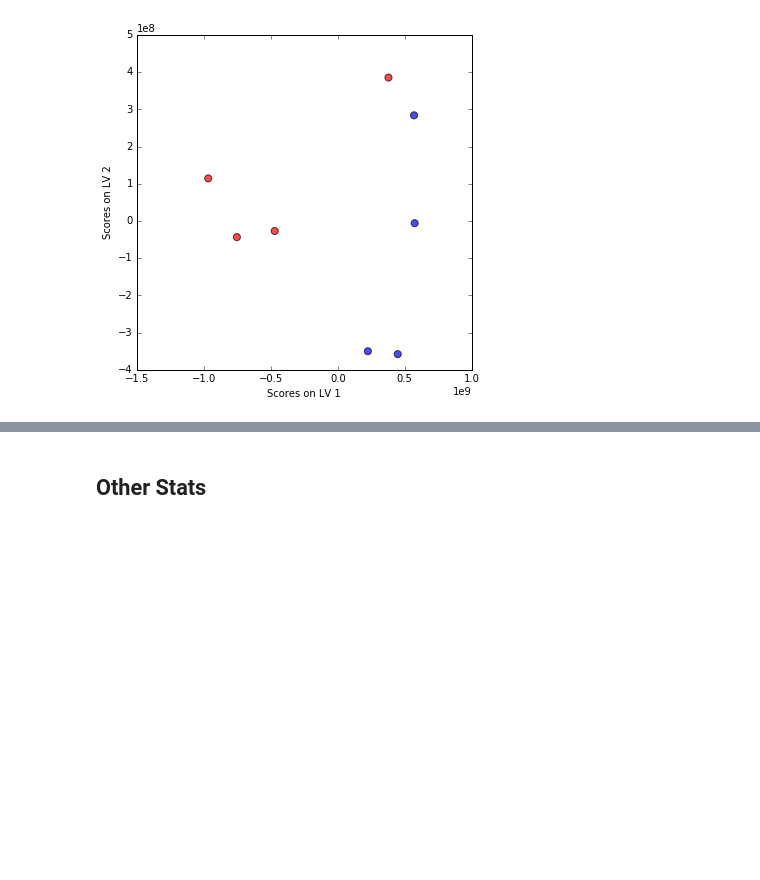
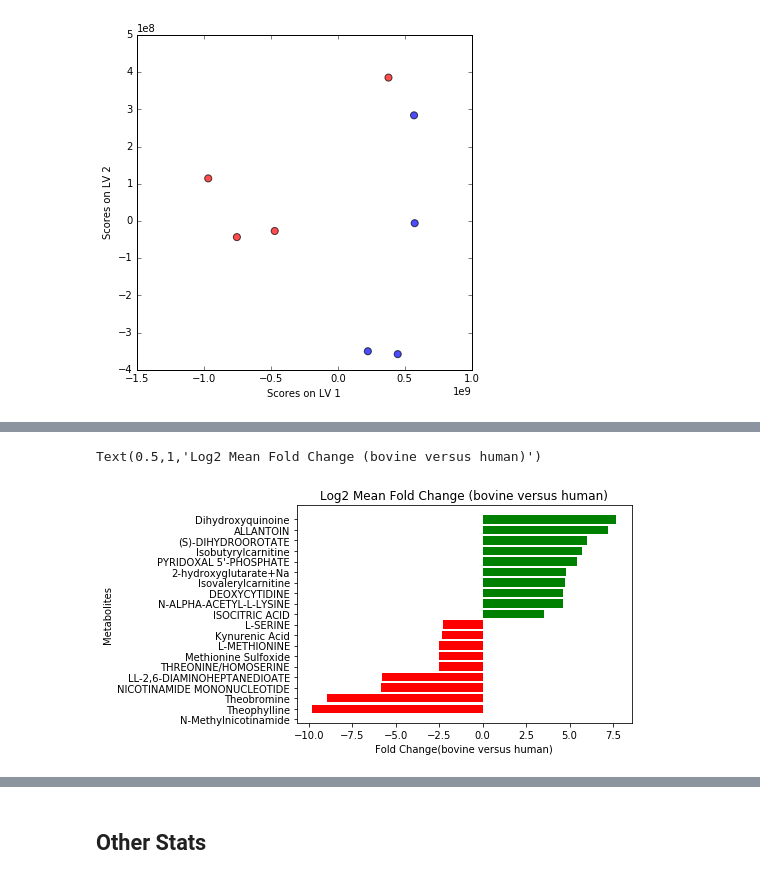
Before and after one commit to lemaslab/rump, a Jupyter notebook: nbs/blank_subtraction.ipynb, the cells around one changed output, grey strips where cells are left out. Saved outputs shown, nothing was run; the diff lists cells and outputs as text; code cells hidden in the pictures; blank space fills up the shorter version.

```diff
--- a/nbs/blank_subtraction.ipynb
+++ b/nbs/blank_subtraction.ipynb
@@ -102,2 +116,2 @@ data['group2_mean'] = data[group2_columns].mean(axis = 1)
 # %%
-data['fold_change'] = data.apply(lambda row: fold_change(row, "group1_mean", "group2_mean"), axis = 1)
+data['fold_change' + "(" + str(group1_name) + " versus " + str(group2_name) + ")"] = data.apply(lambda row: fold_change(row, str(group1_name) + "_mean", str(group2_name) + "_mean"), axis = 1)
@@ -430,0 +533,20 @@ ax.set_ylabel('Scores on LV 2')
+# %%
+data_matched = data.dropna(subset = ["row identity (main ID)"])
+# %%
+data_matched_sign = data_matched[data_matched.p_value < 0.05]
+# %%
+fold_change_sorted = data_matched_sign.sort_values(by=["fold_change"])
+n_pos = min(10, len(data_matched_sign[data_matched_sign.fold_change>=0]))
+n_neg = min(10, len(data_matched_sign[data_matched_sign.fold_change<0]))
+names = fold_change_sorted.label[0:n_pos].tolist() + fold_change_sorted.label[-n_neg:].tolist()
+values = fold_change_sorted.log2_fold_change[0:n_pos].tolist() + fold_change_sorted.log2_fold_change[-n_neg:].tolist()
+
+index = np.arange(len(names))
+plt.barh(names, values, color = ["red"] * n_neg + ["green"] * n_pos)
+plt.xlabel('Fold Change' + "(" + str(group1_name) + " versus " + str(group2_name) + ")", fontsize=10)
+plt.ylabel('Metabolites', fontsize=10)
+plt.yticks(index, names, fontsize=10)
+plt.title("Log2 Mean Fold Change"  + " (" + str(group1_name) + " versus " + str(group2_name) + ")")
+# %% [output]
+Text(0.5,1,'Log2 Mean Fold Change (bovine versus human)')
+[figure, added]
```
Also changed, not shown: parts of 19 cells of this notebook, 12 other files.
